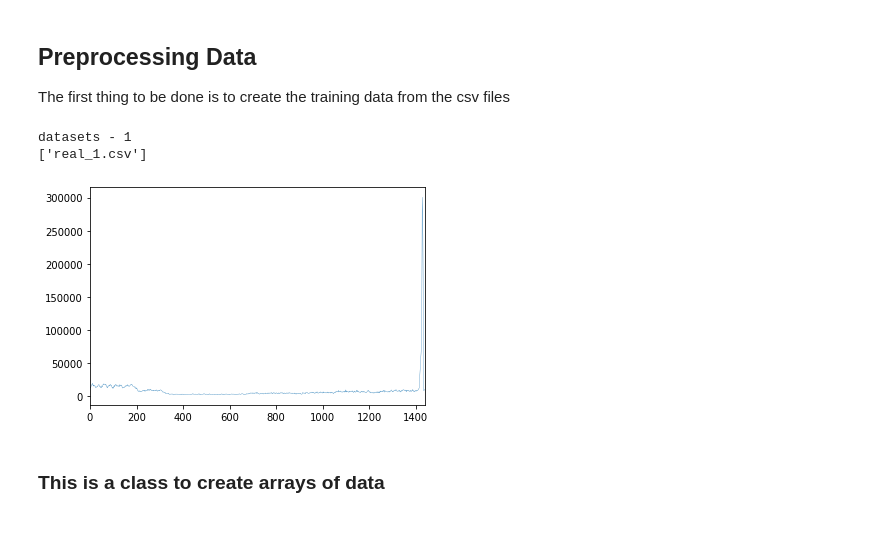
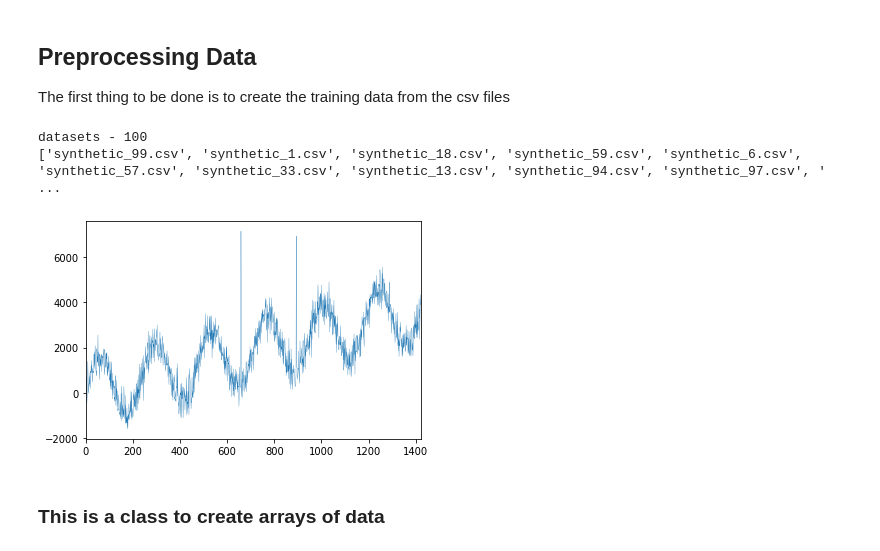
Before and after one commit to jggrandio/Anomaly_det, a Jupyter notebook: Untitled.ipynb, the cells around one changed output. Saved outputs shown, nothing was run; the diff lists cells and outputs as text; code cells hidden in the pictures.

```diff
--- a/Untitled.ipynb
+++ b/Untitled.ipynb
@@ -6,20 +6,21 @@ The first thing to be done is to create the training data from the csv files
 # %%
 import pandas as pd
 import tensorflow as tf
 import numpy as np
 import matplotlib.pyplot as plt
+from sklearn.model_selection import train_test_split
 import os
 
 training_dir = "data_for_testing"
 print('datasets -',len(os.listdir(training_dir)))
 
-df = pd.read_csv("A1Benchmark/real_11.csv")
+df = pd.read_csv("A2Benchmark/synthetic_43.csv")
 df['value'].plot(linewidth=0.3)
 print(os.listdir(training_dir))
 # %% [output]
-datasets - 1
-['real_1.csv']
+datasets - 100
+['synthetic_99.csv', 'synthetic_1.csv', 'synthetic_18.csv', 'synthetic_59.csv', 'synthetic_6.csv', 'synthetic_57.csv', 'synthetic_33.csv', 'synthetic_13.csv', 'synthetic_94.csv', 'synthetic_97.csv', ' ...
-[figure, old version]
+[figure, new version]
 # %% [markdown]
 ### This is a class to create arrays of data
 # %%
```
Also changed, not shown: parts of 14 cells of this notebook.
